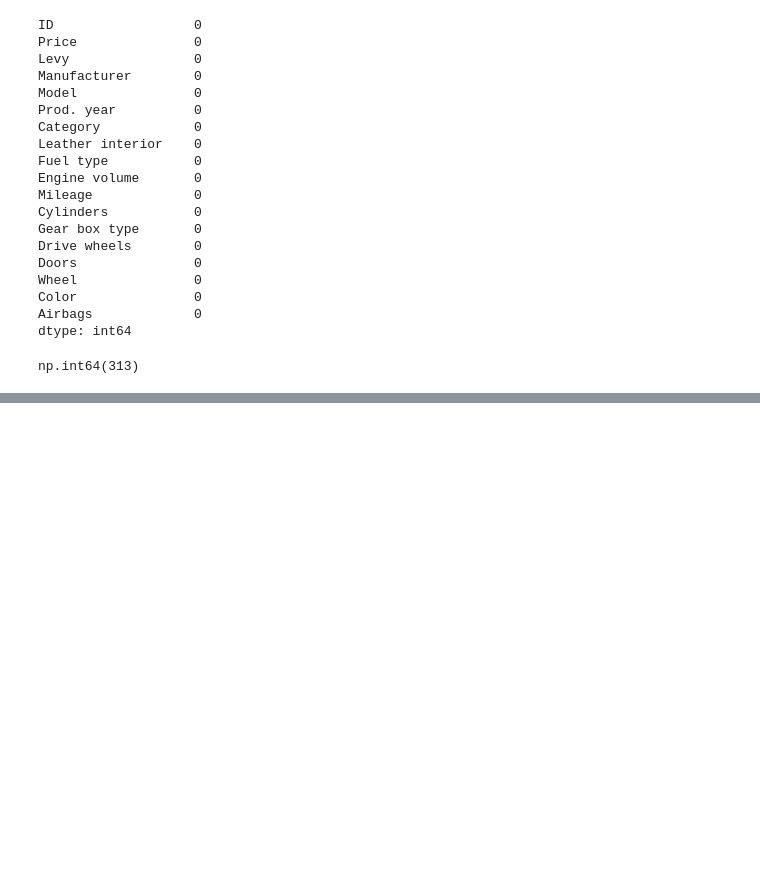
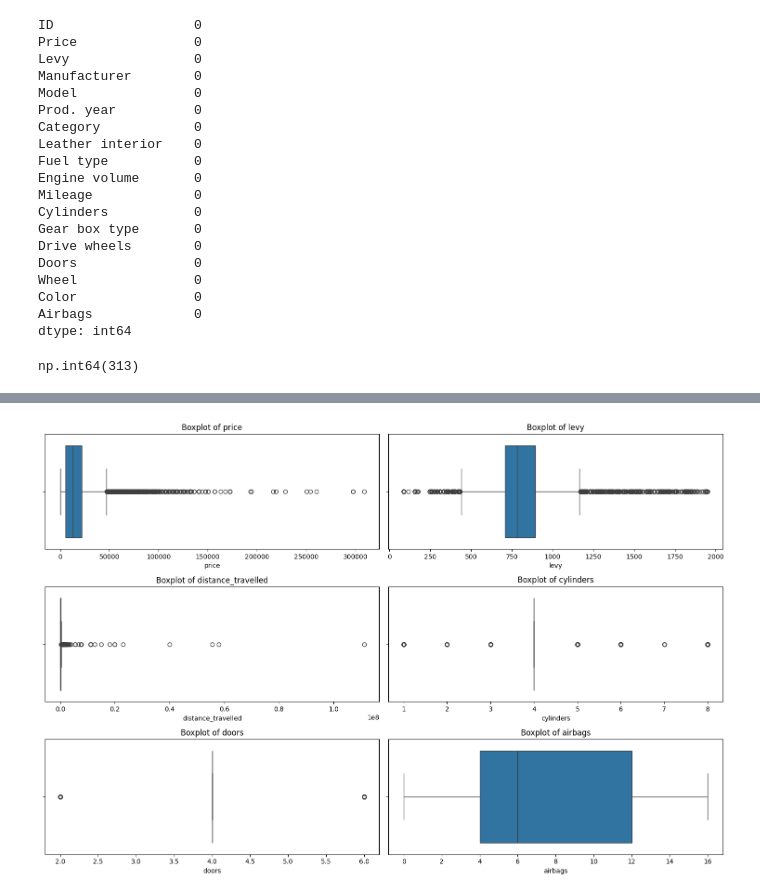
Before and after one commit to SushantManglekar/car-price-prediction-system, a Jupyter notebook: notebooks/data_preprocessing/eda.ipynb, the cells around one changed output, grey strips where cells are left out. Drawn from its saved outputs; the diff is of its cells as text; code cells hidden in the pictures; blank space fills up the shorter version.

```diff
--- a/notebooks/data_preprocessing/eda.ipynb
+++ b/notebooks/data_preprocessing/eda.ipynb
@@ -148,0 +386,14 @@ Based on the above observations we will clean the data and prepare it for the an
+# %%
+# Identify outliers using Z-Score
+from scipy import stats
+import numpy as np
+
+def identify_outliers_zscore(df, column, threshold=3):
+    z_scores = np.abs(stats.zscore(df[column]))
+    outliers = df[z_scores > threshold]
+    return outliers
+
+# Identify and print outliers for each column using Z-score
+for column in numeric_columns:
+    outliers = identify_outliers_zscore(df, column)
+    print(f"Outliers in {column} (using Z-score): {len(outliers)}")
@@ -148,0 +490,17 @@ Based on the above observations we will clean the data and prepare it for the an
+# %%
+# Visualize numerical columns after removing outliers
+import matplotlib.pyplot as plt
+import seaborn as sns
+
+# Visualize each column to check for outliers
+plt.figure(figsize=(15, 10))
+
+for i, column in enumerate(numeric_columns, 1):
+    plt.subplot(3, 2, i)
+    sns.boxplot(x=df[column])
+    plt.title(f'Boxplot of {column}')
+
+plt.tight_layout()
+plt.show()
+# %% [output]
+[figure, added]
```
Also changed, not shown: parts of 45 cells of this notebook, 2 other files.
